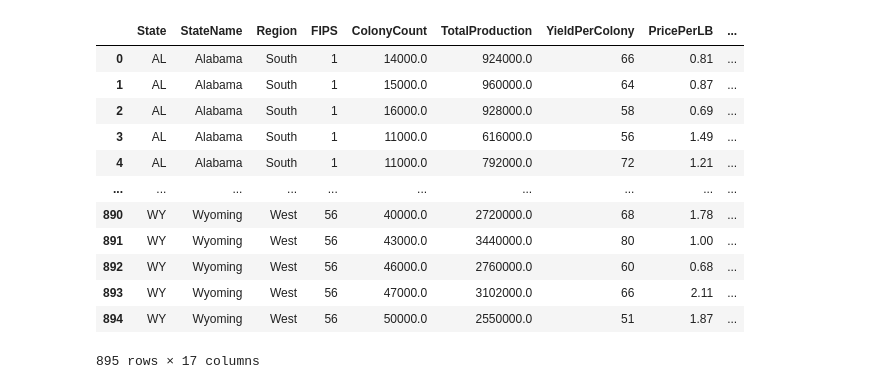
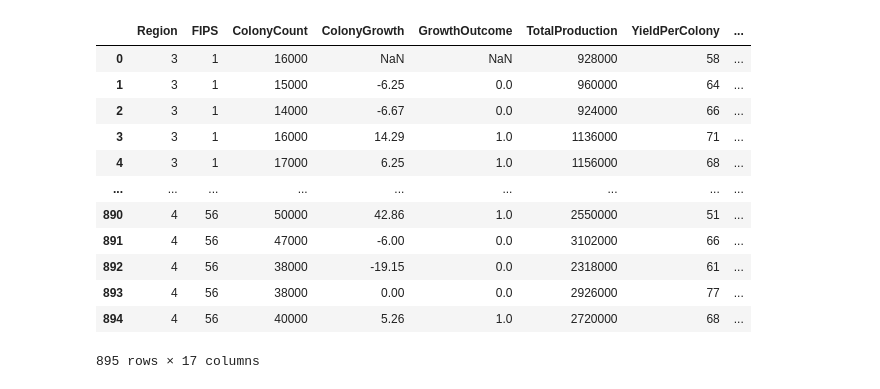
Before and after one commit to mathewqpmiller/Project3-RiotOfTheGreyRock, a Jupyter notebook: randomForestClassifierModel.ipynb, the cells around one changed output. Drawn from its saved outputs; the diff is of its cells as text; code cells hidden in the pictures.

Commit message:
running RFC on new source data

```diff
--- a/randomForestClassifierModel.ipynb
+++ b/randomForestClassifierModel.ipynb
@@ -4,20 +4,20 @@ import os
 from sklearn.ensemble import RandomForestClassifier
 from sklearn.model_selection import train_test_split
 # %%
-cleaned_data = pd.read_csv(os.path.join("Resources", "Output", "CleanedHoneybeeDataset.csv"))
-cleaned_data
+raw_data = pd.read_csv(os.path.join("Resources", "Output", "HoneybeeDatasetSVCModel.csv"))
+raw_data
 # %% [output]
-|  | State | StateName | Region | FIPS | ColonyCount | TotalProduction | YieldPerColony | PricePerLB | ... |
-| 0 | AL | Alabama | South | 1 | 14000.0 | 924000.0 | 66 | 0.81 | ... |
-| 1 | AL | Alabama | South | 1 | 15000.0 | 960000.0 | 64 | 0.87 | ... |
-| 2 | AL | Alabama | South | 1 | 16000.0 | 928000.0 | 58 | 0.69 | ... |
-| 3 | AL | Alabama | South | 1 | 11000.0 | 616000.0 | 56 | 1.49 | ... |
-| 4 | AL | Alabama | South | 1 | 11000.0 | 792000.0 | 72 | 1.21 | ... |
-| ... | ... | ... | ... | ... | ... | ... | ... | ... | ... |
-| 890 | WY | Wyoming | West | 56 | 40000.0 | 2720000.0 | 68 | 1.78 | ... |
-| 891 | WY | Wyoming | West | 56 | 43000.0 | 3440000.0 | 80 | 1.00 | ... |
-| 892 | WY | Wyoming | West | 56 | 46000.0 | 2760000.0 | 60 | 0.68 | ... |
-| 893 | WY | Wyoming | West | 56 | 47000.0 | 3102000.0 | 66 | 2.11 | ... |
-| 894 | WY | Wyoming | West | 56 | 50000.0 | 2550000.0 | 51 | 1.87 | ... |
+|  | Region | FIPS | ColonyCount | ColonyGrowth | GrowthOutcome | TotalProduction | YieldPerColony | ... |
+| 0 | 3 | 1 | 16000 | NaN | NaN | 928000 | 58 | ... |
+| 1 | 3 | 1 | 15000 | -6.25 | 0.0 | 960000 | 64 | ... |
+| 2 | 3 | 1 | 14000 | -6.67 | 0.0 | 924000 | 66 | ... |
+| 3 | 3 | 1 | 16000 | 14.29 | 1.0 | 1136000 | 71 | ... |
+| 4 | 3 | 1 | 17000 | 6.25 | 1.0 | 1156000 | 68 | ... |
+| ... | ... | ... | ... | ... | ... | ... | ... | ... |
+| 890 | 4 | 56 | 50000 | 42.86 | 1.0 | 2550000 | 51 | ... |
+| 891 | 4 | 56 | 47000 | -6.00 | 0.0 | 3102000 | 66 | ... |
+| 892 | 4 | 56 | 38000 | -19.15 | 0.0 | 2318000 | 61 | ... |
+| 893 | 4 | 56 | 38000 | 0.00 | 0.0 | 2926000 | 77 | ... |
+| 894 | 4 | 56 | 40000 | 5.26 | 1.0 | 2720000 | 68 | ... |
 895 rows × 17 columns
 # %%
```
Also changed, not shown: parts of 9 cells of this notebook.
